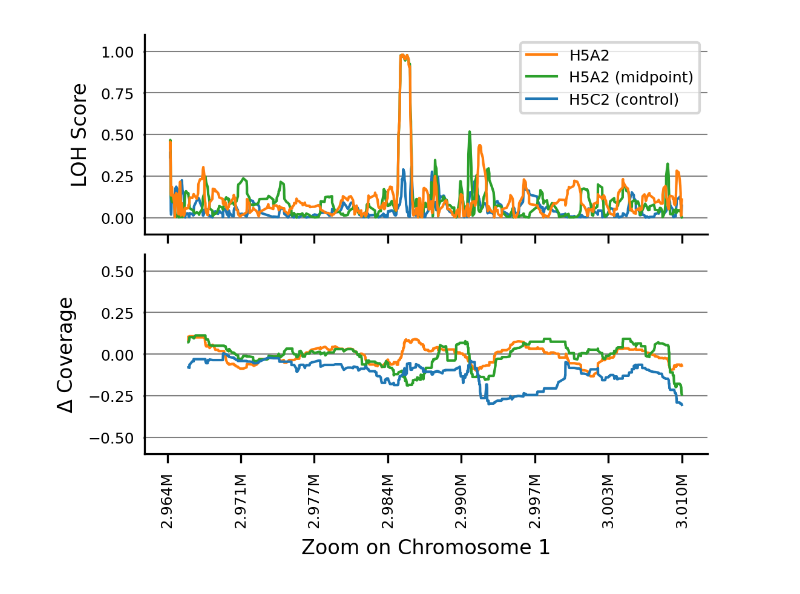
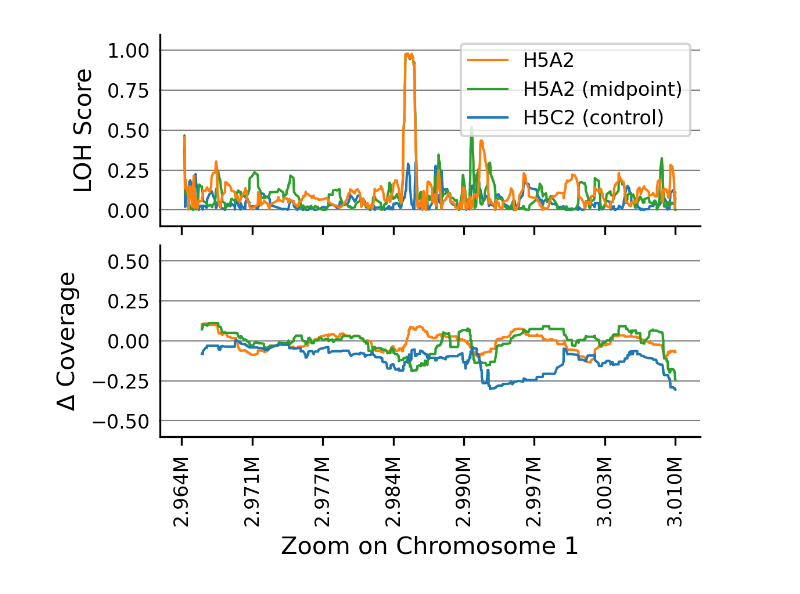
Before and after one commit to AntoineHo/genome_evolution_bdelloids_scripts, a Jupyter notebook: 10_Figure_GC_event_example.ipynb, the cells around one changed output. Saved outputs shown, nothing was run; the diff lists cells and outputs as text; code cells hidden in the pictures.

```diff
--- a/10_Figure_GC_event_example.ipynb
+++ b/10_Figure_GC_event_example.ipynb
@@ -154,14 +154,14 @@ cov_data = pd.read_csv(
 cov_data = cov_data.rename(columns={"ref":"CHROM", "pos":"POS", "cov":"COV_ILU"})
 # %%
 cov_data_50g = pd.read_csv(
-    "/media/urbe/MyBDrive1/Antoine/27-10-21_VariantCalling_MA/coverage/H5A2_50G.sorted.CALL.bam.cov.gz",
+    "/mnt/urbe2/disk3/Antoine/27-10-21_VariantCalling_MA/coverage/H5A2_50G.sorted.CALL.bam.cov.gz",
     sep="\t", compression="gzip", usecols=range(3), names=["ref", "pos", "cov"], header=None, skiprows=1,
 )
 
 cov_data_50g = cov_data_50g.rename(columns={"ref":"CHROM", "pos":"POS", "cov":"COV_ILU"})
 # %%
 cov_ctl = pd.read_csv(
-    "/media/urbe/MyBDrive1/Antoine/27-10-21_VariantCalling_MA/coverage/H5C2.sorted.CALL.bam.cov.gz",
+    "/mnt/urbe2/disk3/Antoine/27-10-21_VariantCalling_MA/coverage/H5C2.sorted.CALL.bam.cov.gz",
     sep="\t", compression="gzip", usecols=range(3), names=["ref", "pos", "cov"], header=None, skiprows=1,
 )
 
@@ -229,7 +229,7 @@ def parse_region_illu_only(input_illumina, ancestor, sample, chrom, start, end)
 
     return df_illu
 # %%
-vcf_ME = "/media/urbe/MyBDrive1/Antoine/27-10-21_VariantCalling_MA/genotype_allsamples/merged.only_het.gets.bcf"
+vcf_ME = "/mnt/urbe2/disk3/Antoine/27-10-21_VariantCalling_MA/genotype_allsamples/merged.only_het.gets.bcf"
 # %%
 df_data = parse_region_illu_only(vcf_ME, "ancestor", "H5A2", "Chrom_1", start=2900000, end=3100000)
 df_data = pd.merge(df_data, cov_anc, on=["CHROM", "POS"], how="inner")
@@ -251,7 +251,7 @@ def get_LOH_score(anc_AF, off_AF) :
 def get_COV_score(anc_COV, off_COV) :
     return off_COV - anc_COV
 
-def plot(df_data, df_data_50g, df_ctl, start, end, sm1, sm2) :
+def plot(df_data, df_data_50g, df_ctl, start, end, sm1, sm2, ticklabelsize=6, labelsize=8, legendsize=6,) :
     fig, axs = plt.subplots(nrows=2, ncols=1, sharex=True, figsize=(4,3))
 
     # Data
@@ -286,15 +286,15 @@ def plot(df_data, df_data_50g, df_ctl, start, end, sm1, sm2) :
     xticks = np.arange(start, end+1, 1e4)
     ax.set_xticks(xticks)
     ticklabels = ["" for i in xticks]
-    ax.set_xticklabels(ticklabels)
+    ax.set_xticklabels(ticklabels, fontsize=ticklabelsize)
 
     ax.set_ylim(-0.1, 1.1)
-    ax.set_ylabel("LOH Score", fontsize=8)
+    ax.set_ylabel("LOH Score", fontsize=labelsize)
     afticks = [0.0, 0.25,0.5,0.75,1.0]
     ax.set_yticks(afticks)
 
     ax.grid(axis='y', zorder=1, lw=0.5, color=[0.5,0.5,0.5])
-    ax.legend(loc="upper right", ncol=1, fontsize=6, frameon=True,)
+    ax.legend(loc="upper right", ncol=1, fontsize=legendsize, frameon=True,)
 
     # Coverage
     ax = axs[1]
@@ -322,8 +322,8 @@ def plot(df_data, df_data_50g, df_ctl, start, end, sm1, sm2) :
     ax.yaxis.grid(True, zorder=1)
     ax.set_ylim(-0.6, 0.6)
     ax.set_yticks([-0.5, -0.25, 0.0, 0.25, 0.5])
-    ax.tick_params(labelsize=8)
-    ax.set_ylabel(r"$\Delta$ Coverage", fontsize=8)
+    ax.tick_params(labelsize=ticklabelsize)
+    ax.set_ylabel(r"$\Delta$ Coverage", fontsize=labelsize)
 
     start = min(flt_1["POS"])
     end = max(flt_1["POS"])
@@ -332,8 +332,8 @@ def plot(df_data, df_data_50g, df_ctl, start, end, sm1, sm2) :
     for t in ticks :
         ticklabels.append("{:.3f}M".format(round(t/1000000, 3)))
     ax.set_xticks(ticks)
-    ax.set_xticklabels(ticklabels, fontsize=8, rotation=90) #, fontsize=12)
-    ax.set_xlabel("Zoom on Chromosome 1", fontsize=8)
+    ax.set_xticklabels(ticklabels, fontsize=ticklabelsize, rotation=90) #, fontsize=12)
+    ax.set_xlabel("Zoom on Chromosome 1", fontsize=labelsize)
 
     #bs, be = 2650000, 4040000
     #byt = 0.33
@@ -345,12 +345,12 @@ def plot(df_data, df_data_50g, df_ctl, start, end, sm1, sm2) :
         ax.spines['right'].set_visible(False)
         ax.grid(axis='y', zorder=1, lw=0.5, color=[0.5,0.5,0.5])
         ax.tick_params(axis="y", length=0.5)
-        ax.tick_params(labelsize=6)
+        ax.tick_params(labelsize=ticklabelsize)
         #ax.set_xlim(0, max(COV[contig]["POS", "first"])+1e4) #+1e5)
 
     plt.subplots_adjust(hspace=0.1)
     plt.show()
 # %%
-plot(df_data, df_data_50g, df_ctl, 2964000, 3010000, "H5A2", "H5C2") #12248015	12248287
+plot(df_data, df_data_50g, df_ctl, 2964000, 3010000, "H5A2", "H5C2", ticklabelsize=8, labelsize=10, legendsize=8) #12248015	12248287
 # %% [output]
-[figure, old version]
+[figure, new version]
```
Also changed, not shown: parts of 3 cells of this notebook.
